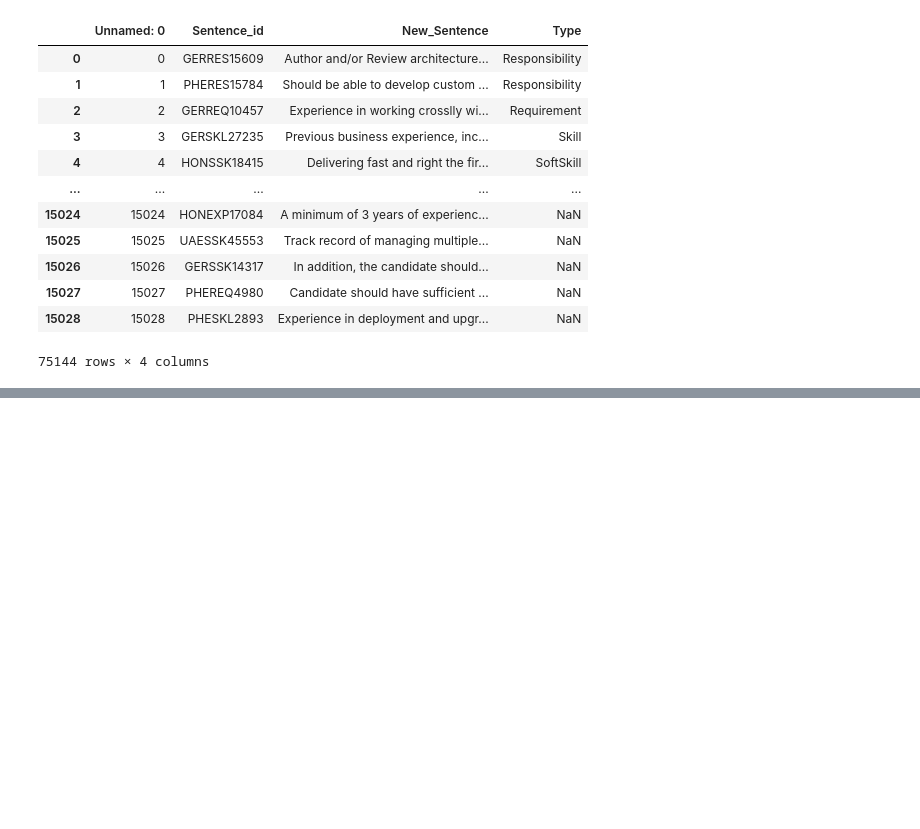
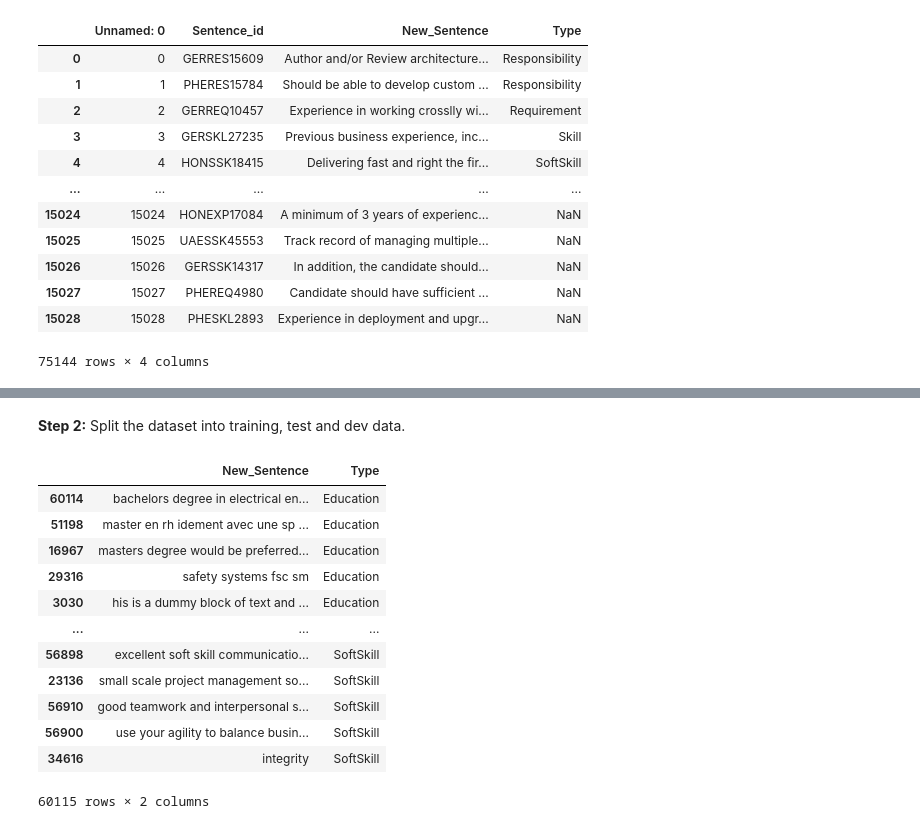
Before and after one commit to bolajkiran/Text-Classification-using-NBC, a Jupyter notebook: TextClassification_NBC_Assignment2_KiranBolaj.ipynb, the cells around one changed output, grey strips where cells are left out. Cells and saved outputs as stored; diff of their text form; code cells hidden in the pictures; blank space fills up the shorter version.

```diff
--- a/TextClassification_NBC_Assignment2_KiranBolaj.ipynb
+++ b/TextClassification_NBC_Assignment2_KiranBolaj.ipynb
@@ -107,0 +168,34 @@ ford_dataset
+# %% [markdown]
+**Step 2:** Split the dataset into training, test and dev data.
+# %%
+# Let's say we want to split the data in 80:10:10 for train:dev:test dataset
+train_size = 0.8
+dev_size = 0.1
+test_size = 0.1
+
+train_index = int(len(ford_dataset)*train_size)
+
+# First we need to sort the dataset by the desired column
+ford_dataset.sort_values(by = 'Type', ascending=True, inplace=True)
+
+ford_dataset_train = ford_dataset[0:train_index]
+ford_dataset_rem = ford_dataset[train_index:]
+ford_dataset_rem
+
+dev_index = int(len(ford_dataset)*dev_size)
+ford_dataset_dev = ford_dataset[train_index:train_index+dev_index]
+ford_dataset_test = ford_dataset[train_index+dev_index:]
+# %% [output]
+|  | New_Sentence | Type |
+| 60114 | bachelors degree in electrical en... | Education |
+| 51198 | master en rh idement avec une sp ... | Education |
+| 16967 | masters degree would be preferred... | Education |
+| 29316 | safety systems fsc sm | Education |
+| 3030 | his is a dummy block of text and ... | Education |
+| ... | ... | ... |
+| 56898 | excellent soft skill communicatio... | SoftSkill |
+| 23136 | small scale project management so... | SoftSkill |
+| 56910 | good teamwork and interpersonal s... | SoftSkill |
+| 56900 | use your agility to balance busin... | SoftSkill |
+| 34616 | integrity | SoftSkill |
+60115 rows × 2 columns
```
Also changed, not shown: parts of 11 cells of this notebook.
